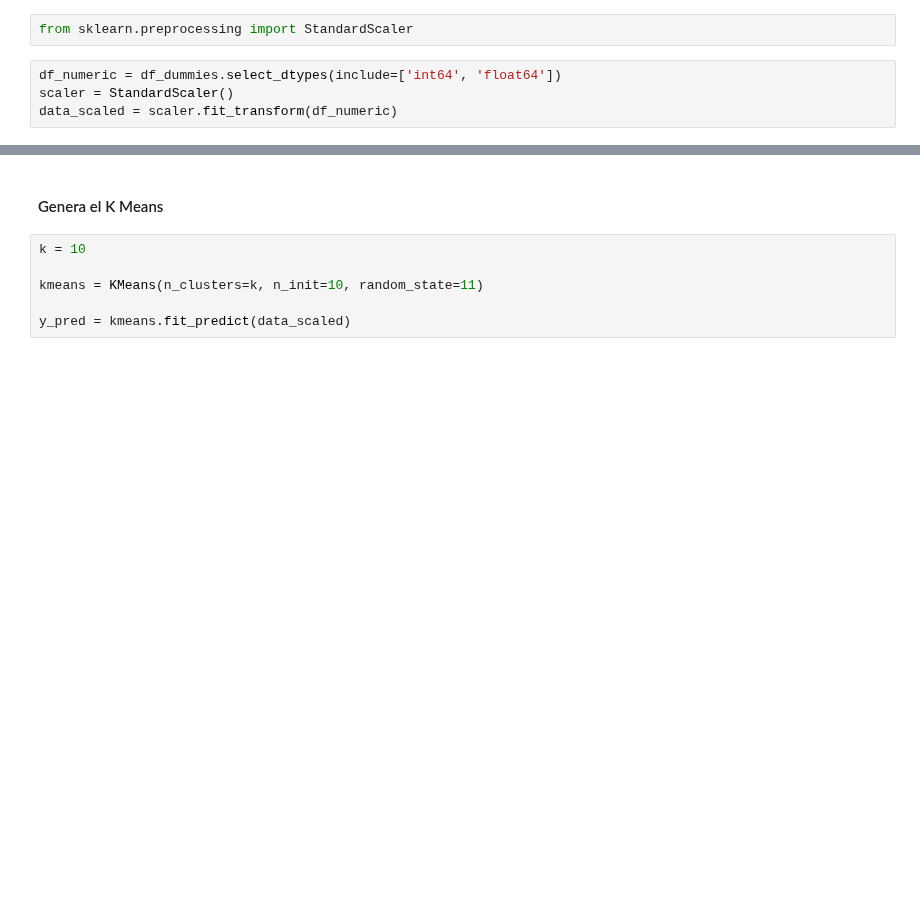
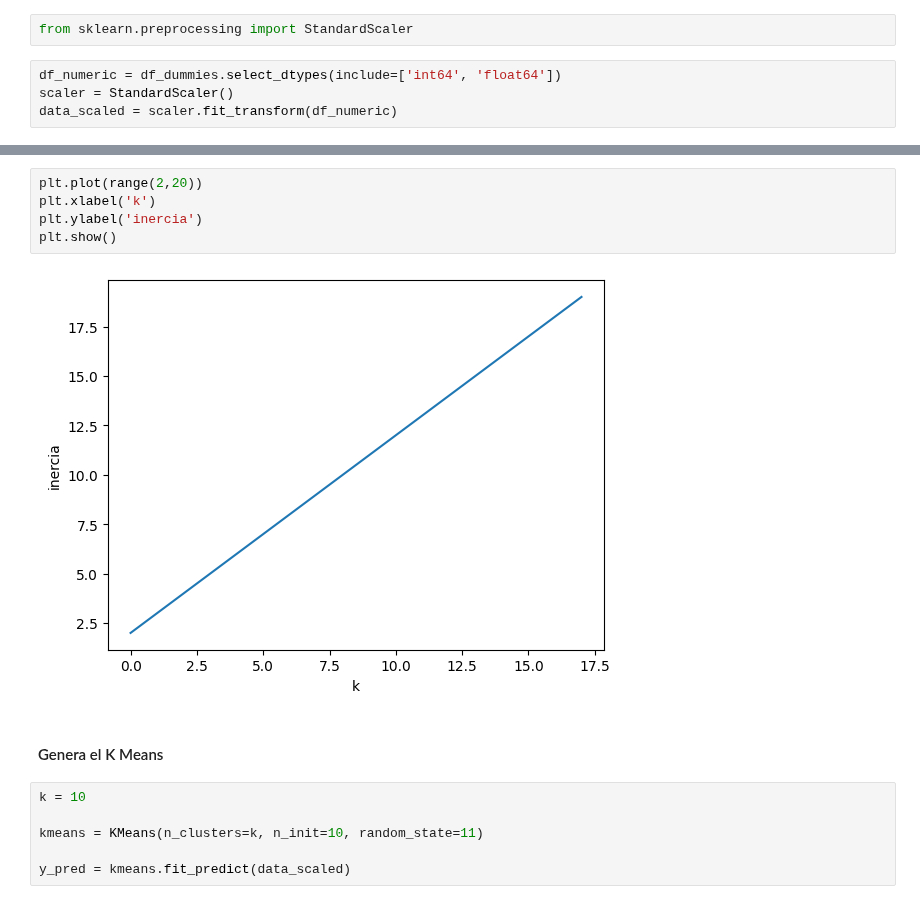
Before and after one commit to ana-macias/PRUEBA, a Jupyter notebook: 3-Machine_Learning/2-No_Supervisado/1-Clustering/Practica/EJER_1_kmeans_drugs_review.ipynb, the cells around one changed output, grey strips where cells are left out. Cells and saved outputs as stored; diff of their text form; blank space fills up the shorter version.

```diff
--- a/3-Machine_Learning/2-No_Supervisado/1-Clustering/Practica/EJER_1_kmeans_drugs_review.ipynb
+++ b/3-Machine_Learning/2-No_Supervisado/1-Clustering/Practica/EJER_1_kmeans_drugs_review.ipynb
@@ -184,3 +203,10 @@ plt.show()
+# %%
+plt.plot(range(2,20))
+plt.xlabel('k')
+plt.ylabel('inercia')
+plt.show()
+# %% [output]
+[figure, added]
 # %% [markdown]
 #### Genera el K Means
 # %%
```
Also changed, not shown: parts of 6 cells of this notebook, 4 other files.
